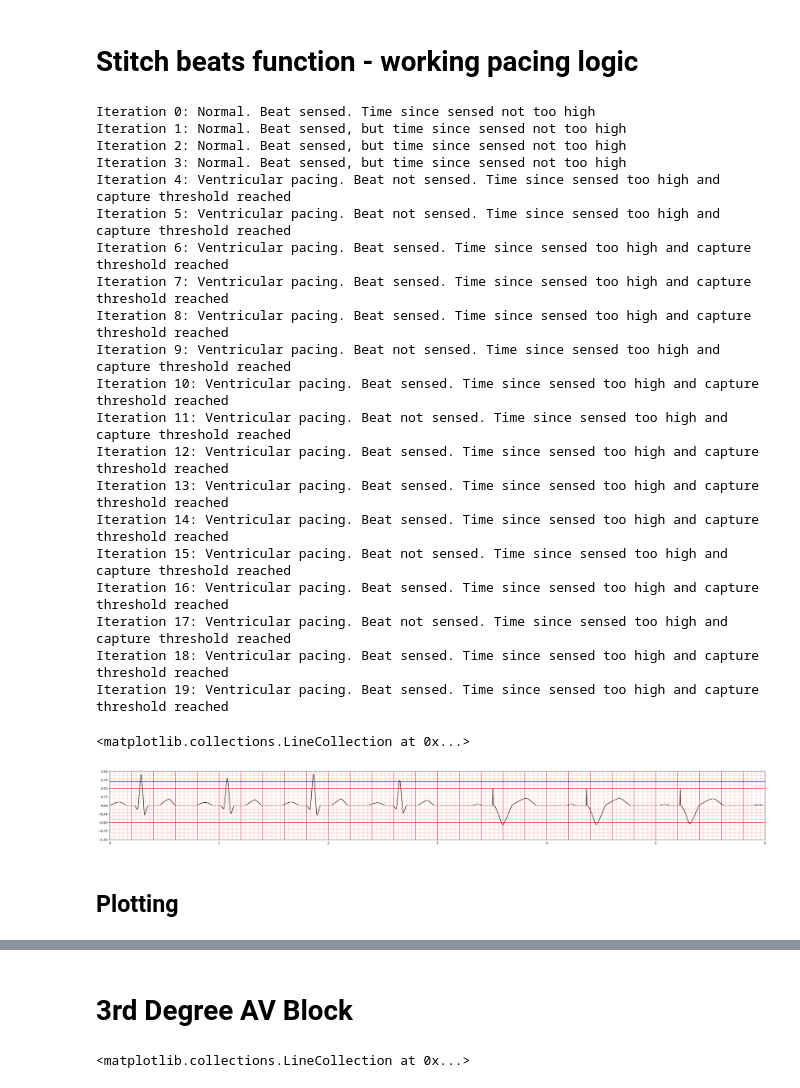
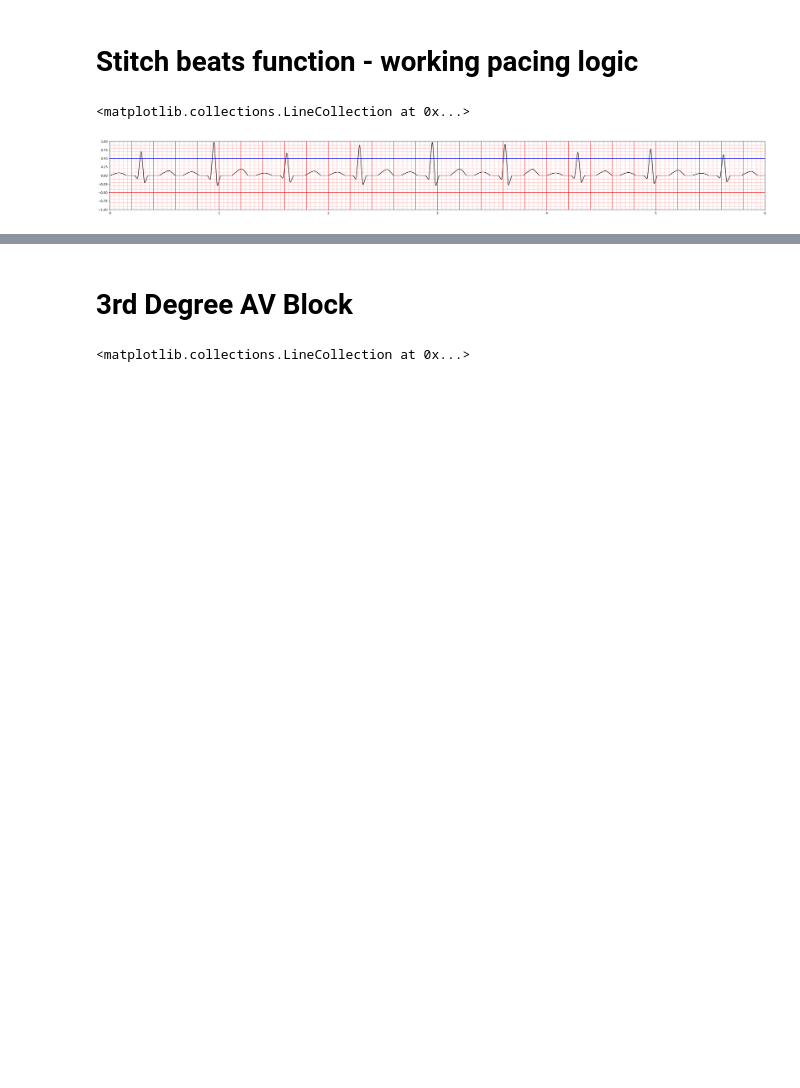
Before and after one commit to joonhaim/edupace, a Jupyter notebook: simulator-interface/ecg/ECG simulation - more organised version.ipynb, the cells around one changed output, grey strips where cells are left out. Cells and saved outputs as stored; diff of their text form; code cells hidden in the pictures; blank space fills up the shorter version.

```diff
--- a/simulator-interface/ecg/ECG simulation - more organised version.ipynb
+++ b/simulator-interface/ecg/ECG simulation - more organised version.ipynb
@@ -121,5 +121,35 @@ def ECG_wave(signal_type):
         x = np.concatenate((Px, preQRSx,QRSx, preTx, Tx),axis=0)
         y = np.concatenate((Py,preQRSy, QRSy, preTy, Ty),axis=0)
 
+    elif signal_type == '3rd degree heart block P wave':
+        points_P = [[1,0,0],[2,0.07,0.02],[1,0.15,0.12],[1,0.25,0.44],[2,0.35,0.65],[3,0.465,0.74],[2,0.6,0.63],[1,0.65,0.52],[1,0.75,0.16],[1,0.8,0.05],[2,0.85,0.01],[1,0.9,0]]
+        x, y = b_polynomial(t, points_P)
+
+    elif signal_type == "3rd degree heart block R wave":
+        points_R_first = [[1,0,0],[2,0.05,0.05],[1,0.1,0.15],[1,0.15,0.8],[5,0.225,1.2],[1,0.28,0.8],[1,0.3,0.4],[2,0.32,0]]
+        points_R_second = [[2,0.32,0],[1,0.35,-1.2],[1,0.4,-2.6],[1,0.45,-3.6],[5,0.55,-4.4],[2,0.65,-4],[1,0.7,-3.8],[1,0.75,-3.6],[1,0.8,-3.2],[1,0.9,-3],[2,1,-2.6],[1,1.05,-2.2],[1,1.1,-1.2],[1,1.15,-0.6],[1,1.2,-0.2],[1,1.25,-0.1],[2,1.27,-0.05],[1,1.3,0]]
+        points_R_third = [[1,1.3,0],[1,1.35,0.15],[1,1.4,0.25],[1,1.45,0.35],[1,1.5,0.44],[1,1.6,0.58],[1,1.7,0.77],[1,1.8,0.95],[1,1.9,1.15],[1,2,1.34],[2,2.1,1.58],[3,2.23,1.8],[2,2.3,1.75],[1,2.4,1.6],[1,2.5,1.3],[1,2.6,1],[1,2.7,0.6],[1,1.8,0.36],[1,2.9,0.15],[1,2.95,0.1],[2,3,0.03],[1,3.05,0]]
+
+        R_firstx, R_firsty = b_polynomial(t, points_R_first)
+        R_secondx, R_secondy = b_polynomial(t, points_R_second)
+        R_thirdx, R_thirdy = b_polynomial(t, points_R_third)
+
+        x = np.concatenate((R_firstx,R_secondx,R_thirdx),axis=0)
+        y = np.concatenate((R_firsty,R_secondy,R_thirdy),axis=0)
+
+    elif signal_type == "3rd degree heart block ventricular pacing":
+        points_Pacemaker = [[1,0,0],[10,0.032,14],[1,0.064,0]]
+        points_QRS = [[2,0.224,-0.8],[1,0.384,-3.1],[5,0.512,-7.1],[5,0.608,-7.6],[1,0.704,-11.5],[10,0.88,-16.8],[1,1.024,-14.6],[1,1.184,-10.5],[1,1.344,-6.4],[1,1.504,-3],[10,1.696,0]]
+        points_T = [[10,1.6992,0],[1,1.76,0.4],[1,1.824,0.75],[1,1.984,1.8],[1,2.144,2.75],[1,2.304,3.6],[1,2.464,4.15],[5,2.624,4.75],[5,2.784,5.4],[15,2.928,5.7],[5,3.104,5.3],[5,3.264,4.4],[1,3.424,3],[1,3.584,1.6],[1,3.744,0.5],[1,3.872,0]]
+
+        pacemaker_x, pacemaker_y = b_polynomial(t,points_Pacemaker)
+        pacedQRS_x,pacedQRS_y = b_polynomial(t,points_QRS)
+        T_x,T_y = b_polynomial(t,points_T)
+
+        x = np.concatenate((pacemaker_x,pacedQRS_x,T_x),axis=0)
+        y = np.concatenate((pacemaker_y,pacedQRS_y,T_y),axis=0)
+
+
+
 
     return x,y
@@ -653,56 +396,34 @@ def stitch_beats(ecg_func, patient_HR, regularity, sensitivity,rate, output, asy
     return x, y
 # %%
 t = np.linspace(0,1,101)
-patient_HR = 76
-sensitivity = 0.7
+patient_HR = 90
+sensitivity = 0.5
 x_ecg, y_ecg = stitch_beats(ECG_wave, patient_HR, regularity='Regular', sensitivity=sensitivity, rate=70, output=1.8, asynchronous=False)
 
 fig, ax = plt.subplots(figsize=(38, 4))
 ax.plot(x_ecg, y_ecg, color='black')
 ax.set_xlim(0, 6)
 ax.set_ylim(-1, 1)
 
 # compute line positions
 big_lines_v = np.arange(0, 6, 0.2)
 small_lines_v = np.arange(0, 6, 0.04)
 big_lines_h = np.arange(-1.5, 1.5, 1)
 small_lines_h = np.arange(-1.5, 1.5, 0.1)
 
 ymin, ymax = ax.get_ylim()
 xmin, xmax = ax.get_xlim()
 
 # draw vertical lines (from ymin to ymax) in a single call each
 ax.vlines(big_lines_v, ymin, ymax, colors='red', alpha=0.7, linewidth=1.5)
 ax.vlines(small_lines_v, ymin, ymax, colors='red', alpha=0.3, linewidth=1)
 
 # draw horizontal lines (from xmin to xmax)
 ax.hlines(big_lines_h, xmin, xmax, colors='red', alpha=0.7, linewidth=1.5)
 ax.hlines(small_lines_h, xmin, xmax, colors='red', alpha=0.3, linewidth=1)
 
 #Line to indicate sensitivity setting
 ax.hlines(sensitivity, xmin, xmax, colors='blue', alpha=1, linewidth=1.5)
 # %% [output]
-Iteration 0: Normal. Beat sensed. Time since sensed not too high
-Iteration 1: Normal. Beat sensed, but time since sensed not too high
-Iteration 2: Normal. Beat sensed, but time since sensed not too high
-Iteration 3: Normal. Beat sensed, but time since sensed not too high
-Iteration 4: Ventricular pacing. Beat not sensed. Time since sensed too high and capture threshold reached
-Iteration 5: Ventricular pacing. Beat not sensed. Time since sensed too high and capture threshold reached
-Iteration 6: Ventricular pacing. Beat sensed. Time since sensed too high and capture threshold reached
-Iteration 7: Ventricular pacing. Beat sensed. Time since sensed too high and capture threshold reached
-Iteration 8: Ventricular pacing. Beat sensed. Time since sensed too high and capture threshold reached
-Iteration 9: Ventricular pacing. Beat not sensed. Time since sensed too high and capture threshold reached
-Iteration 10: Ventricular pacing. Beat sensed. Time since sensed too high and capture threshold reached
-Iteration 11: Ventricular pacing. Beat not sensed. Time since sensed too high and capture threshold reached
-Iteration 12: Ventricular pacing. Beat sensed. Time since sensed too high and capture threshold reached
-Iteration 13: Ventricular pacing. Beat sensed. Time since sensed too high and capture threshold reached
-Iteration 14: Ventricular pacing. Beat sensed. Time since sensed too high and capture threshold reached
-Iteration 15: Ventricular pacing. Beat not sensed. Time since sensed too high and capture threshold reached
-Iteration 16: Ventricular pacing. Beat sensed. Time since sensed too high and capture threshold reached
-Iteration 17: Ventricular pacing. Beat not sensed. Time since sensed too high and capture threshold reached
-Iteration 18: Ventricular pacing. Beat sensed. Time since sensed too high and capture threshold reached
-Iteration 19: Ventricular pacing. Beat sensed. Time since sensed too high and capture threshold reached
+<matplotlib.collections.LineCollection at 0x...>
-<matplotlib.collections.LineCollection at 0x...>
-[figure, old version]
+[figure, new version]
-# %% [markdown]
-## Plotting ##
```
Also changed, not shown: parts of 9 cells of this notebook.
